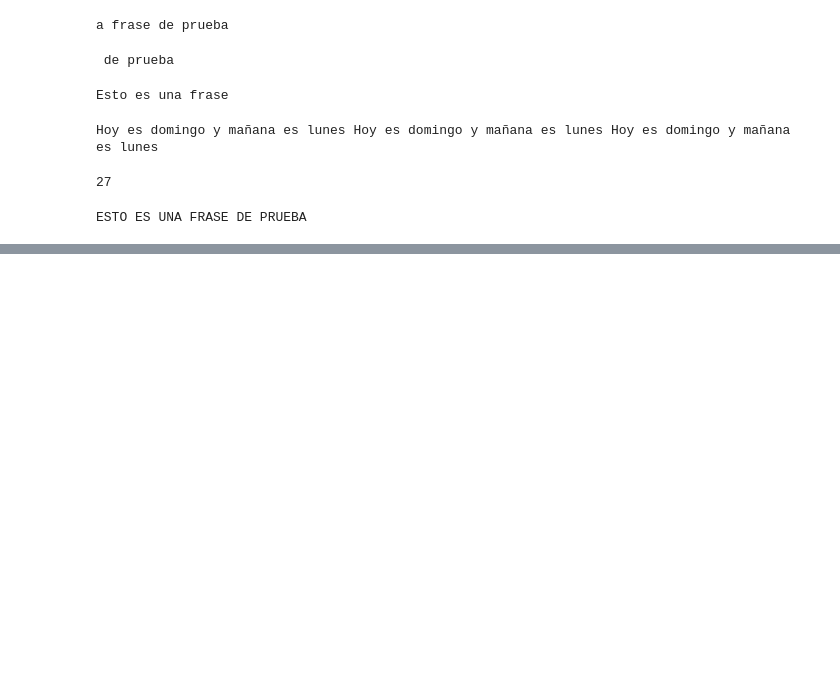
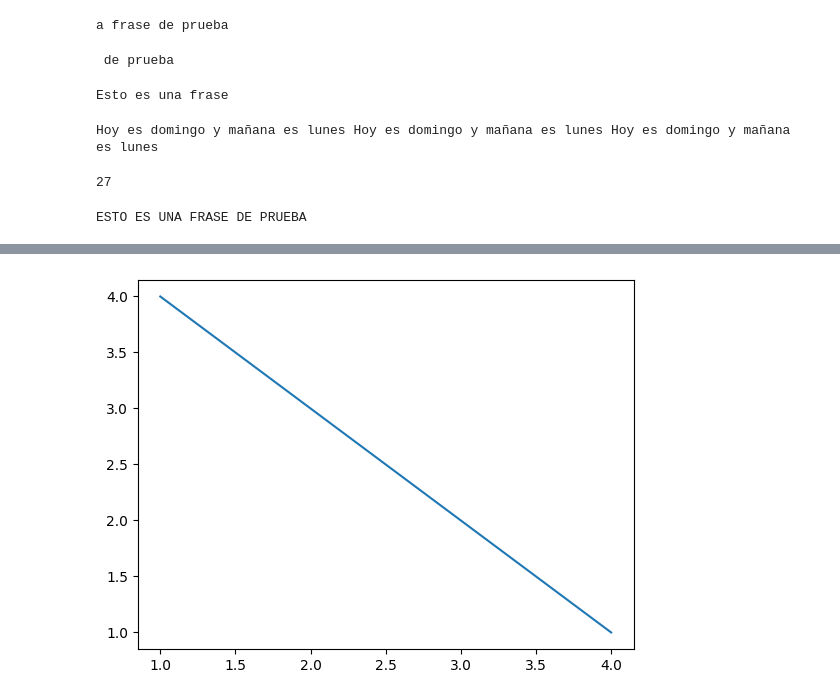
Before and after one commit to javiersiguenza/Programaci-n-en-Python, a Jupyter notebook: ejercicios1.ipynb, the cells around one changed output, grey strips where cells are left out. Saved outputs shown, nothing was run; the diff lists cells and outputs as text; code cells hidden in the pictures; blank space fills up the shorter version.

```diff
--- a/ejercicios1.ipynb
+++ b/ejercicios1.ipynb
@@ -60,0 +123,8 @@ ESTO ES UNA FRASE DE PRUEBA
+# %%
+values_X = np.array([1,2,3,4])
+values_Y = np.array([4,3,2,1])
+
+plt.plot(values_X, values_Y)
+plt.show()
+# %% [output]
+[figure, added]
```
Also changed, not shown: parts of 19 cells of this notebook, 2 other files.
